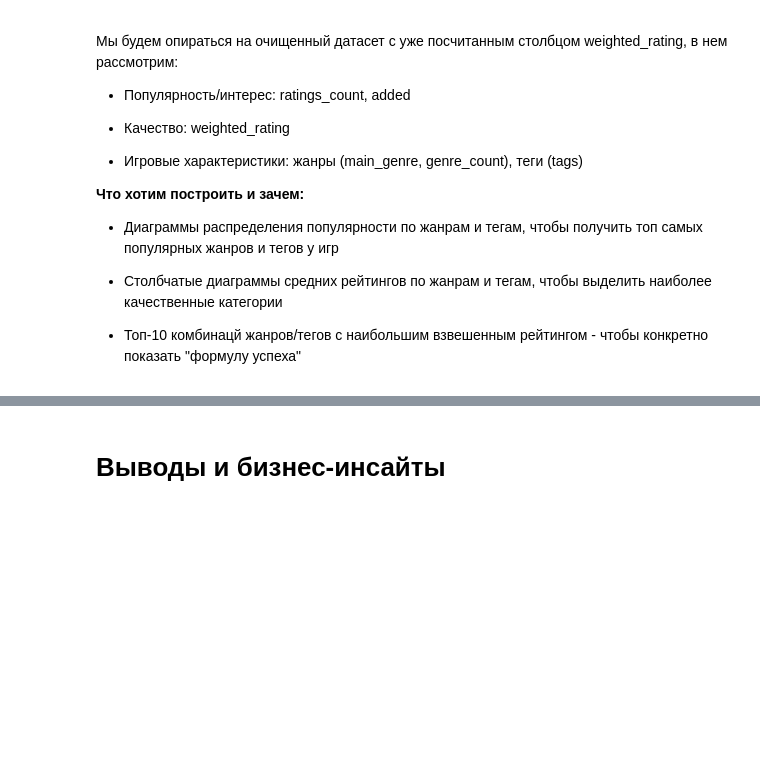
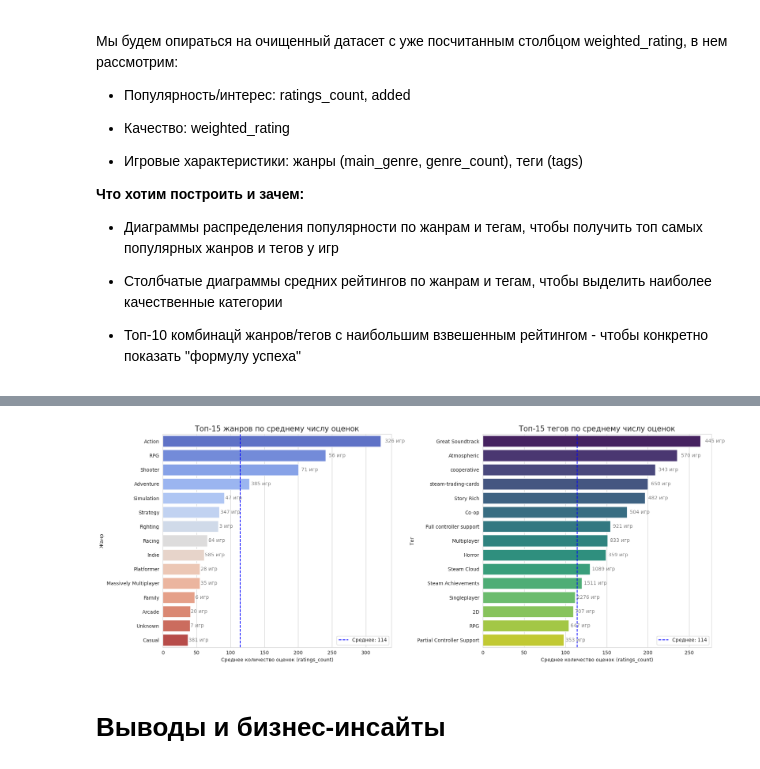
Before and after one commit to Elisavetasa/Statistics-in-Data-Analysis, a Jupyter notebook: Part 3/Задача_1.ipynb, the cells around one changed output, grey strips where cells are left out. Saved outputs shown, nothing was run; the diff lists cells and outputs as text; code cells hidden in the pictures; blank space fills up the shorter version.

```diff
--- a/Part 3/Задача_1.ipynb
+++ b/Part 3/Задача_1.ipynb
@@ -426,3 +178,91 @@ Passing `palette` without assigning `hue` is deprecated and will be removed in v
+# %%
+# группируем жанры по количеству ОЦЕНОК
+genre_stats_ratings = (
+    df_cleaned.groupby("main_genre")
+    .agg(
+        avg_ratings_count=("ratings_count", "mean"),
+        n_games=("name", "count")
+    )
+    .sort_values("avg_ratings_count", ascending=False)
+    .head(15)
+    .reset_index()
+)
+
+# группируем теги по количеству ОЦЕНОК
+df_tags = df_cleaned.copy()
+df_tags["tags"] = df_tags["tags"].astype(str).str.replace(r"[\[\]'\"\n]", "", regex=True)
+
+all_tags = re.split(r"[;,|]", ",".join(df_tags["tags"].tolist()))
+all_tags = [t.strip() for t in all_tags if t.strip()]
+
+tag_counts = Counter(all_tags)
+top_tags = [tag for tag, _ in tag_counts.most_common(15)]
+
+rows = []
+for tag in top_tags:
+    subset = df_tags[df_tags["tags"].str.contains(tag, case=False, na=False)]
+    if len(subset) > 0:
+        rows.append({
+            "Tag": tag,
+            "Average Ratings Count": subset["ratings_count"].mean(),
+            "Number of Games": len(subset)
+        })
+
+top_tags_ratings_df = (
+    pd.DataFrame(rows)
+    .sort_values("Average Ratings Count", ascending=False)
+    .head(15)
+)
+
+fig, axes = plt.subplots(1, 2, figsize=(18, 7))
+
+# 1 график: жанры по среднему числу оценок
+sns.barplot(
+    data=genre_stats_ratings,
+    x="avg_ratings_count",
+    y="main_genre",
+    palette="coolwarm",
+    ax=axes[0]
+)
+
+for i, (rc, count) in enumerate(
+    zip(genre_stats_ratings["avg_ratings_count"], genre_stats_ratings["n_games"])
+):
+    axes[0].text(rc * 1.02, i, f"{int(count)} игр", va="center", fontsize=10, color="gray")
+
+axes[0].set_title("Топ-15 жанров по среднему числу оценок", fontsize=15)
+axes[0].set_xlabel("Среднее количество оценок (ratings_count)")
+axes[0].set_ylabel("Жанр")
+
+# 2 график: теги по среднему числу оценок
+sns.barplot(
+    data=top_tags_ratings_df,
+    x="Average Ratings Count",
+    y="Tag",
+    palette="viridis",
+    ax=axes[1]
+)
+
+for i, (rc, count) in enumerate(
+    zip(top_tags_ratings_df["Average Ratings Count"], top_tags_ratings_df["Number of Games"])
+):
+    axes[1].text(rc * 1.02, i, f"{int(count)} игр", va="center", fontsize=10, color="gray")
+
+axes[1].set_title("Топ-15 тегов по среднему числу оценок", fontsize=15)
+axes[1].set_xlabel("Среднее количество оценок (ratings_count)")
+axes[1].set_ylabel("Тег")
+
+# линия среднего числа оценок
+mean_ratings = df_cleaned["ratings_count"].mean()
+axes[0].axvline(mean_ratings, color="blue", linestyle="--", label=f"Среднее: {mean_ratings:.0f}")
+axes[0].legend()
+axes[1].axvline(mean_ratings, color="blue", linestyle="--", label=f"Среднее: {mean_ratings:.0f}")
+axes[1].legend()
+
+plt.tight_layout()
+plt.show()
+# %% [output]
+[figure, added]
 # %% [markdown]
 # Выводы и бизнес-инсайты
 # %% [markdown]
```
Also changed, not shown: parts of 50 cells of this notebook.
